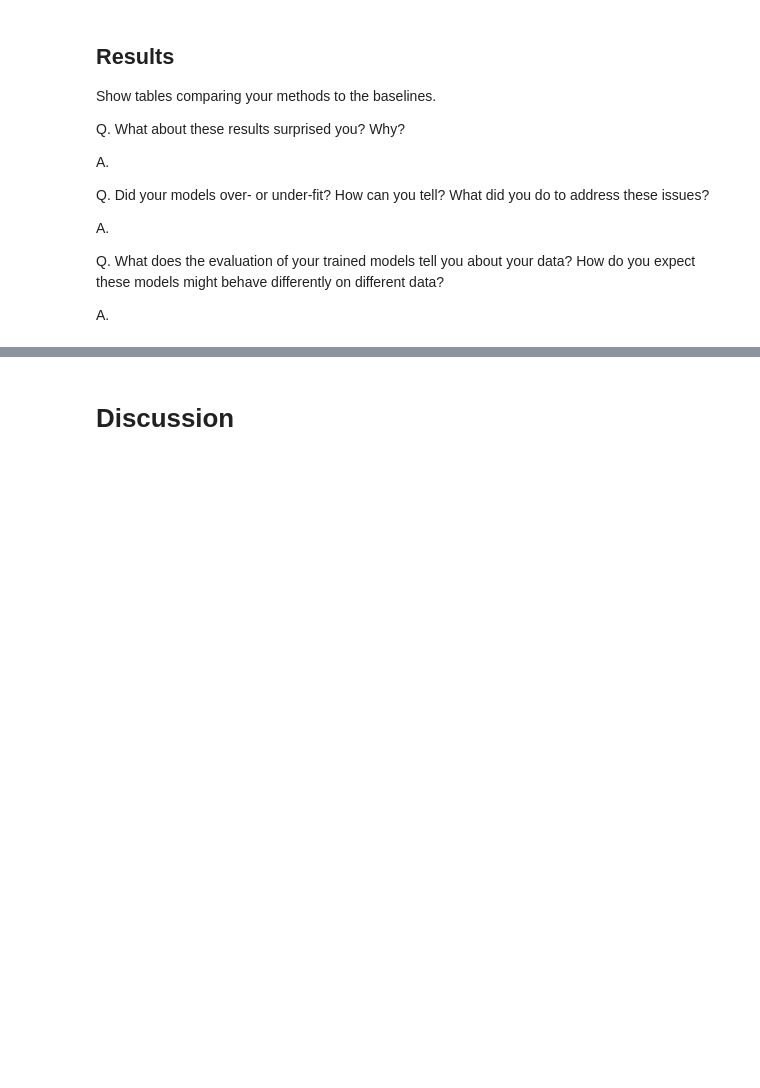
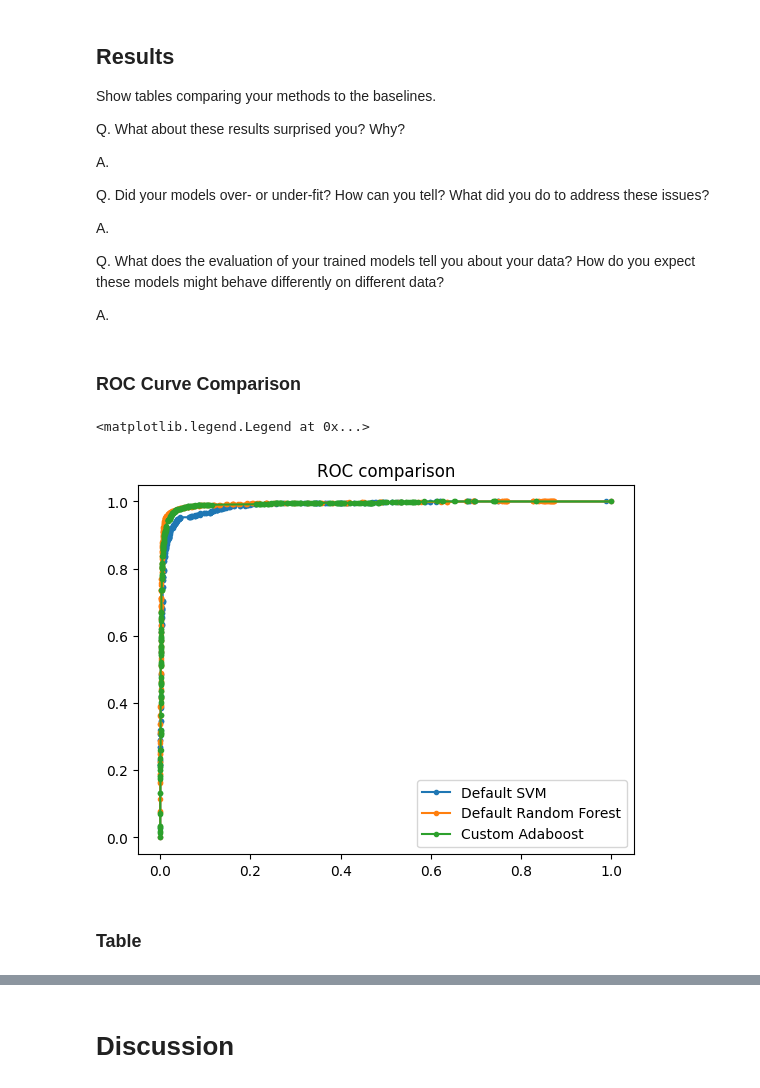
Before and after one commit to JonathanYe3/ML_duh_guyz, a Jupyter notebook: Final_Project_Submission_Template.ipynb, the cells around one changed output, grey strips where cells are left out. Saved outputs shown, nothing was run; the diff lists cells and outputs as text; code cells hidden in the pictures; blank space fills up the shorter version.

```diff
--- a/Final_Project_Submission_Template.ipynb
+++ b/Final_Project_Submission_Template.ipynb
@@ -327,0 +363,11 @@ F1 score: 0.9965670436187399
+# %%
+# Test Metrics
+# For ROC
+probits = aboost_final.predict_probs(X_test)
+ada_fin_fpr, ada_fin_tpr, thresholds  = metrics.roc_curve(y_test_flat, probits)
+
+predictions = aboost_final.predict(X_test)
+type2, type1, correct = errors(y_test_flat, predictions)
+f1 = metrics.f1_score(y_true = y_test_flat, y_pred= predictions)
+
+# aboost_test_metrics = [type2, type1, correct/len(predictions), f1]
@@ -363,3 +411,18 @@ A.
 #   What do these plots show about over- or under-fitting?
 #   You may borrow from how we visualized results in the Lab homeworks.
 #   Are there aspects of your results that are difficult to visualize? Why?
+# %% [markdown]
+### ROC Curve Comparison
+# %%
+plt.plot(svm_fpr, svm_tpr, marker='.', label='Default SVM')
+plt.plot(rf_fpr, rf_tpr, marker='.', label='Default Random Forest')
+plt.plot(ada_fin_fpr, ada_fin_tpr, marker='.', label='Custom Adaboost')
+
+
+plt.title("ROC comparison")
+plt.legend()
+# %% [output]
+<matplotlib.legend.Legend at 0x...>
+[figure, added]
+# %% [markdown]
+### Table
```
Also changed, not shown: parts of 12 cells of this notebook.
